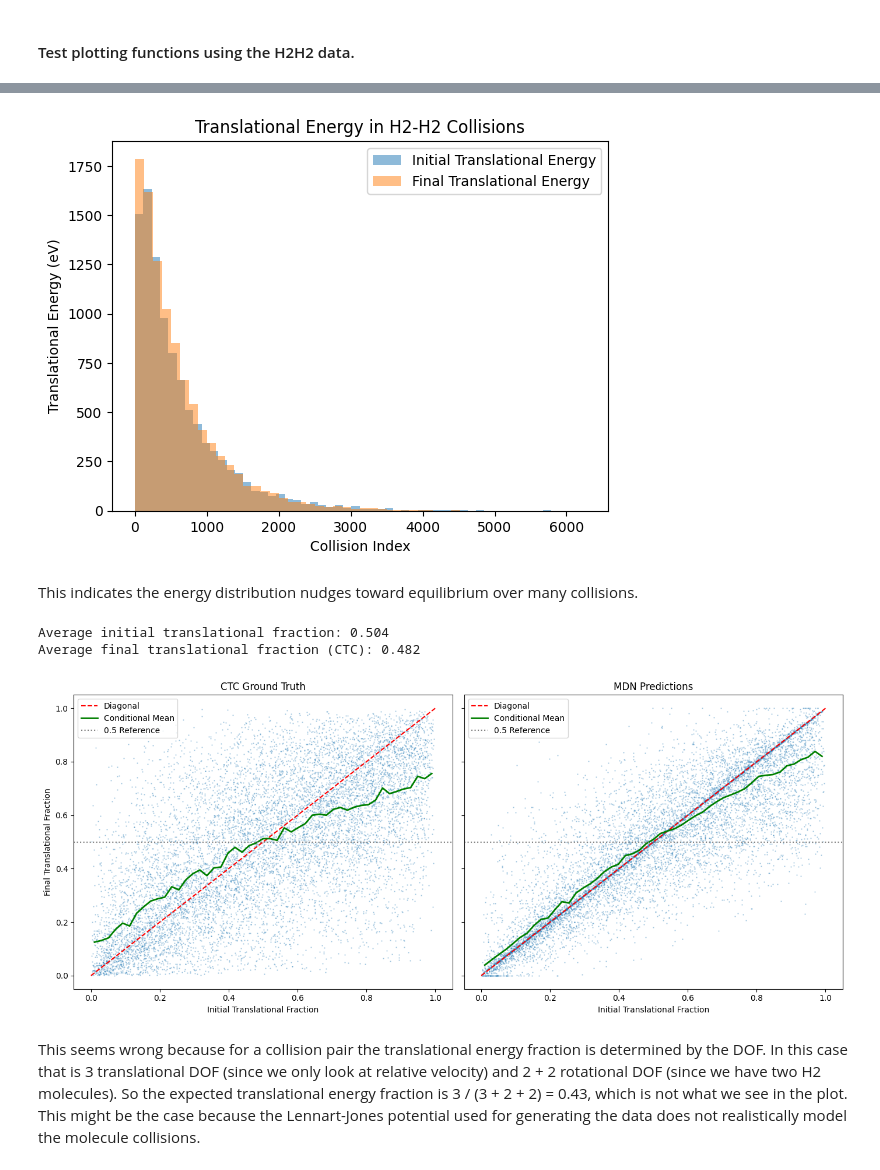
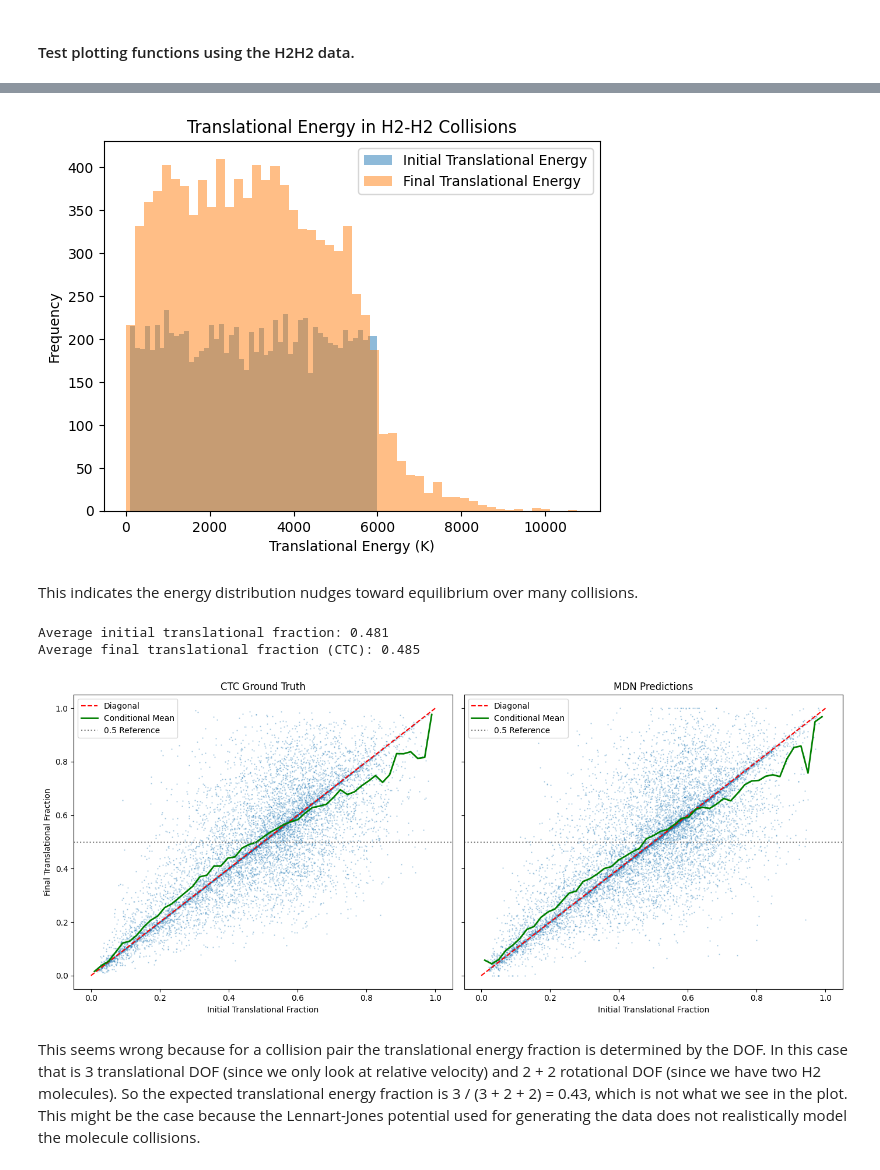
Before and after one commit to TijnZeelenberg/scatteringkernels, a Jupyter notebook: H2H2_analysis.ipynb, the cells around one changed output, grey strips where cells are left out. Cells and saved outputs as stored; diff of their text form; code cells hidden in the pictures.

```diff
--- a/H2H2_analysis.ipynb
+++ b/H2H2_analysis.ipynb
@@ -24,15 +24,15 @@ Total Energy Difference: -5.31e-01 %
 # %%
 Etr_init = df.iloc[:,0]
 Etr_final = df.iloc[:,3]
 plt.hist(Etr_init, bins=50, alpha=0.5, label='Initial Translational Energy')
 plt.hist(Etr_final, bins=50, alpha=0.5, label='Final Translational Energy')
-plt.xlabel('Collision Index')
-plt.ylabel('Translational Energy (eV)')
+plt.xlabel('Translational Energy (K)')
+plt.ylabel('Frequency')
 plt.title('Translational Energy in H2-H2 Collisions')
 plt.legend()
 plt.show()
 # %% [output]
-[figure, old version]
+[figure, new version]
 # %% [markdown]
 This indicates the energy distribution nudges toward equilibrium over many collisions.
 # %%
@@ -49,7 +49,7 @@ experiment_config = ExperimentConfig()
 mdn = MixtureDensityNetwork(
     input_dim=3, output_dim=2, num_mixtures=5, hidden_dim=experiment_config.hidden_dim, randomseed=42
 )
-mdn.load_model("results/models/mdn_H2H2V2.pth")
+mdn.load_model("results/models/mdn_H2H2.pth")
 
 # Load CTC data
 df = pd.read_csv(datafile)
@@ -116,8 +116,8 @@ print(f"Average final translational fraction (CTC): {eta_tr_out.mean():.3f}")
 plt.tight_layout()
 plt.show()
 # %% [output]
-Average initial translational fraction: 0.504
-Average final translational fraction (CTC): 0.482
+Average initial translational fraction: 0.481
+Average final translational fraction (CTC): 0.485
-[figure, old version]
+[figure, new version]
 # %% [markdown]
 This seems wrong because for a collision pair the translational energy fraction is determined by the DOF. In this case that is 3 translational DOF (since we only look at relative velocity) and 2 + 2 rotational DOF (since we have two H2 molecules). So the expected translational energy fraction is 3 / (3 + 2 + 2) = 0.43, which is not what we see in the plot. This might be the case because the Lennart-Jones potential used for generating the data does not realistically model the molecule collisions.
```
Also changed, not shown: parts of 1 cell of this notebook, 1 other file.
